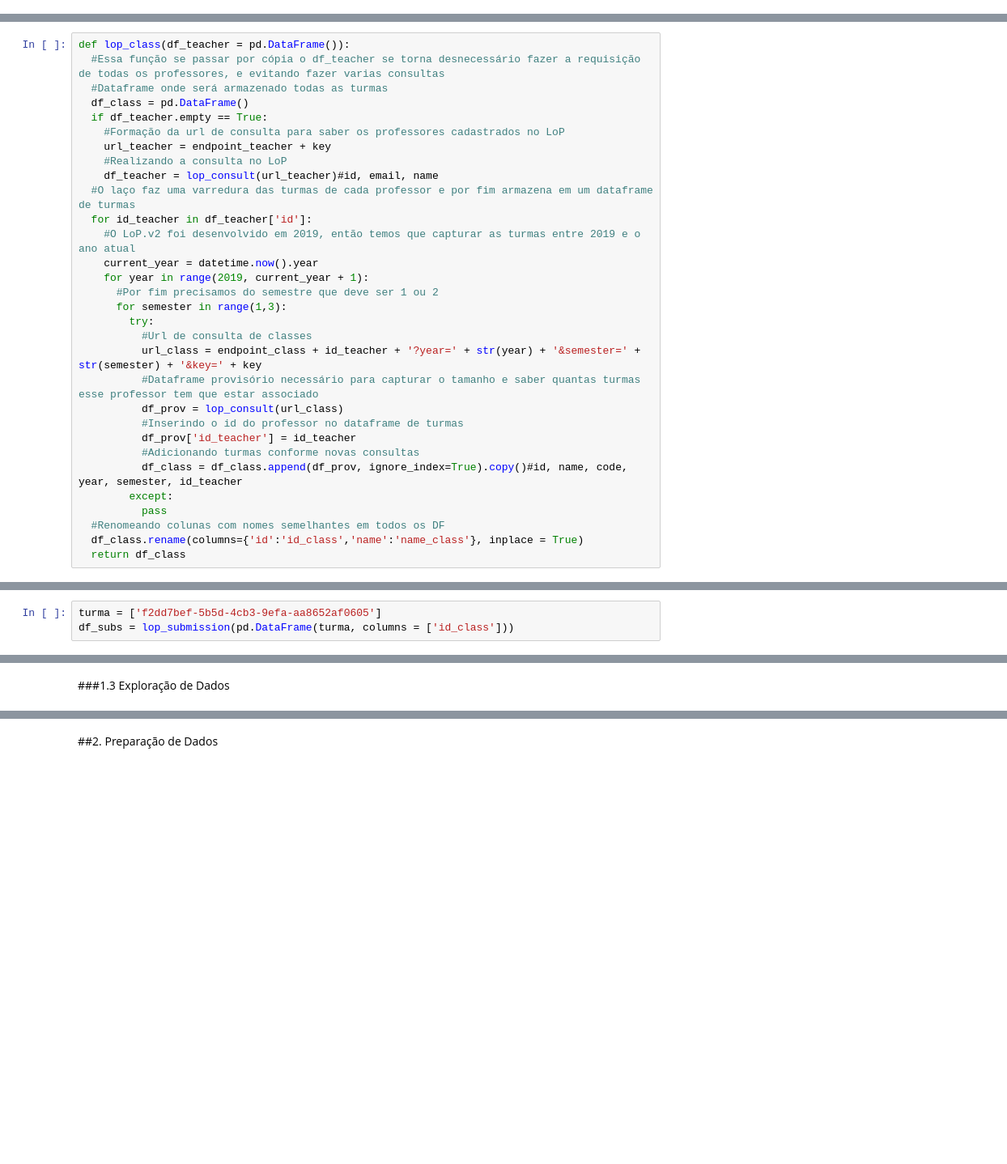
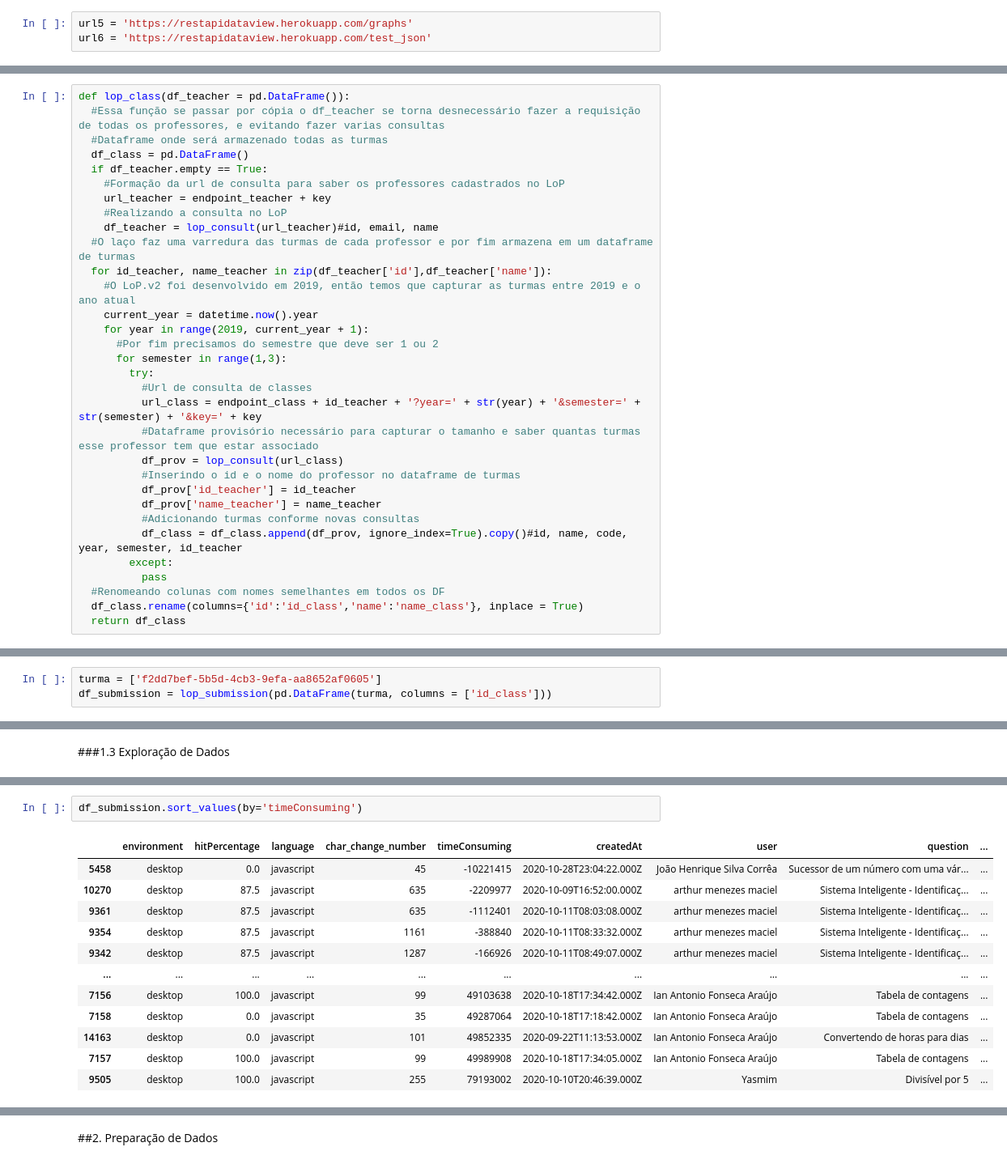
Before and after one commit to vilsonrodrigues/Projeto_Orientacao_Academica_LoP, a Jupyter notebook: Projeto_Orientacao_Academica_LoP.ipynb, the cells around one changed output, grey strips where cells are left out. Shown at 81% size. Drawn from its saved outputs; the diff is of its cells as text; blank space fills up the shorter version.

```diff
--- a/Projeto_Orientacao_Academica_LoP.ipynb
+++ b/Projeto_Orientacao_Academica_LoP.ipynb
@@ -275,0 +255,3 @@ class lop(pandas,numpy,json,urllib3):
+# %%
+url5 = 'https://restapidataview.herokuapp.com/graphs'
+url6 = 'https://restapidataview.herokuapp.com/test_json'
@@ -307,7 +349,7 @@ def lop_class(df_teacher = pd.DataFrame()):
     #Realizando a consulta no LoP
     df_teacher = lop_consult(url_teacher)#id, email, name
   #O laço faz uma varredura das turmas de cada professor e por fim armazena em um dataframe de turmas
-  for id_teacher in df_teacher['id']:
+  for id_teacher, name_teacher in zip(df_teacher['id'],df_teacher['name']):
     #O LoP.v2 foi desenvolvido em 2019, então temos que capturar as turmas entre 2019 e o ano atual
     current_year = datetime.now().year
     for year in range(2019, current_year + 1):
@@ -318,8 +360,9 @@ def lop_class(df_teacher = pd.DataFrame()):
           url_class = endpoint_class + id_teacher + '?year=' + str(year) + '&semester=' + str(semester) + '&key=' + key
           #Dataframe provisório necessário para capturar o tamanho e saber quantas turmas esse professor tem que estar associado
           df_prov = lop_consult(url_class)
-          #Inserindo o id do professor no dataframe de turmas
+          #Inserindo o id e o nome do professor no dataframe de turmas
           df_prov['id_teacher'] = id_teacher
+          df_prov['name_teacher'] = name_teacher
           #Adicionando turmas conforme novas consultas
           df_class = df_class.append(df_prov, ignore_index=True).copy()#id, name, code, year, semester, id_teacher
         except:
@@ -602,4 +682,4 @@ def graph_performance_student_list_test(df_performance_list_test,listORtest = ['
 Testes
 # %%
 turma = ['f2dd7bef-5b5d-4cb3-9efa-aa8652af0605']
-df_subs = lop_submission(pd.DataFrame(turma, columns = ['id_class']))
+df_submission = lop_submission(pd.DataFrame(turma, columns = ['id_class']))
@@ -946,0 +1082,15 @@ Falar um pouco da correlação
+# %%
+df_submission.sort_values(by='timeConsuming')
+# %% [output]
+|  | environment | hitPercentage | language | char_change_number | timeConsuming | createdAt | user | question | ... |
+| 5458 | desktop | 0.0 | javascript | 45 | -10221415 | 2020-10-28T23:04:22.000Z | João Henrique Silva Corrêa | Sucessor de um número com uma vár... | ... |
+| 10270 | desktop | 87.5 | javascript | 635 | -2209977 | 2020-10-09T16:52:00.000Z | arthur menezes maciel | Sistema Inteligente - Identificaç... | ... |
+| 9361 | desktop | 87.5 | javascript | 635 | -1112401 | 2020-10-11T08:03:08.000Z | arthur menezes maciel | Sistema Inteligente - Identificaç... | ... |
+| 9354 | desktop | 87.5 | javascript | 1161 | -388840 | 2020-10-11T08:33:32.000Z | arthur menezes maciel | Sistema Inteligente - Identificaç... | ... |
+| 9342 | desktop | 87.5 | javascript | 1287 | -166926 | 2020-10-11T08:49:07.000Z | arthur menezes maciel | Sistema Inteligente - Identificaç... | ... |
+| ... | ... | ... | ... | ... | ... | ... | ... | ... | ... |
+| 7156 | desktop | 100.0 | javascript | 99 | 49103638 | 2020-10-18T17:34:42.000Z | Ian Antonio Fonseca Araújo | Tabela de contagens | ... |
+| 7158 | desktop | 0.0 | javascript | 35 | 49287064 | 2020-10-18T17:18:42.000Z | Ian Antonio Fonseca Araújo | Tabela de contagens | ... |
+| 14163 | desktop | 0.0 | javascript | 101 | 49852335 | 2020-09-22T11:13:53.000Z | Ian Antonio Fonseca Araújo | Convertendo de horas para dias | ... |
+| 7157 | desktop | 100.0 | javascript | 99 | 49989908 | 2020-10-18T17:34:05.000Z | Ian Antonio Fonseca Araújo | Tabela de contagens | ... |
+| 9505 | desktop | 100.0 | javascript | 255 | 79193002 | 2020-10-10T20:46:39.000Z | Yasmim | Divisível por 5 | ... |
```
Also changed, not shown: parts of 143 cells of this notebook.
